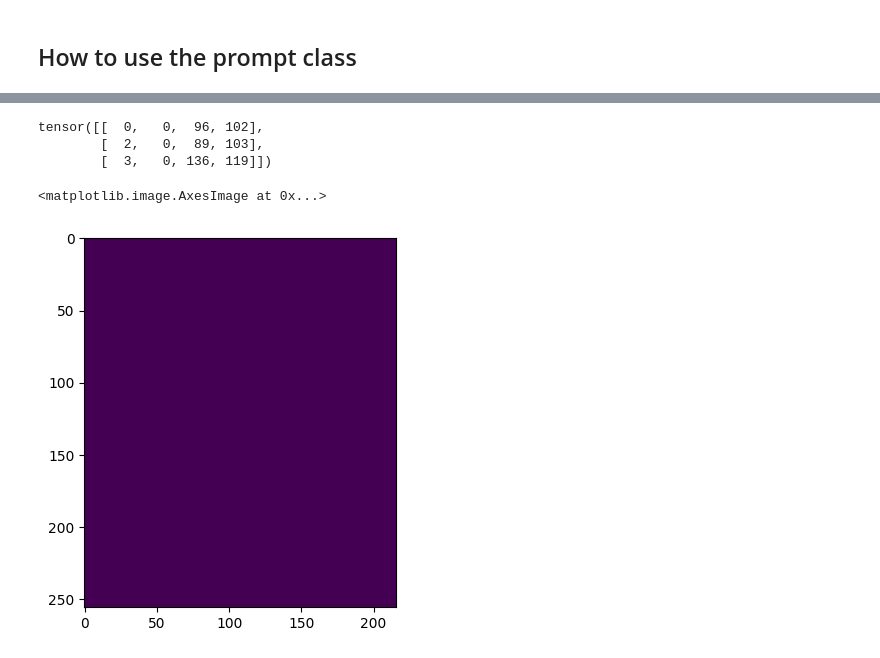
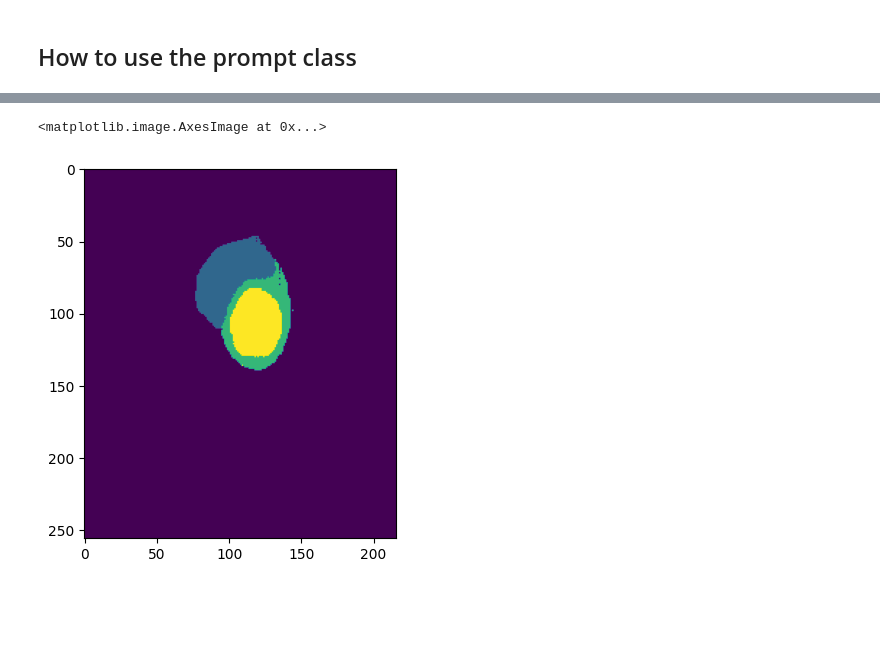
Before and after one commit to ThanhNguyen140/SAM_evaluation, a Jupyter notebook: lisa/testing.ipynb, the cells around one changed output, grey strips where cells are left out. Cells and saved outputs as stored; diff of their text form; code cells hidden in the pictures; blank space fills up the shorter version.

Commit message:
finished prompt class

```diff
--- a/lisa/testing.ipynb
+++ b/lisa/testing.ipynb
@@ -97,8 +97,3 @@ plt.imshow(logit_stack[0][1])
 [figure]
 # %% [markdown]
 ## built prompts based on error map
-# %%
-error_maps = masks != ground_truth
-error_indices = torch.nonzero(error_maps == 1, as_tuple=False)
-coordinates = error_indices[:, 2:]
-coordinates
@@ -383,11 +277,40 @@ tensor([[  0,   0, 106,  80],
-# %%
-torch.nonzero(prompt_tensor_b)
-# %% [output]
-tensor([[  0,   0,  96, 102],
-        [  2,   0,  89, 103],
-        [  3,   0, 136, 119]])
+# %%
+ground_truth = ground_truths[0]
+embedding = embeddings[0]
+iterations = 10
+# load batched prompts and labels for 1st image for first class from prompts
+# load masks for first image
+
+prompt1 = Prompt(1, ground_truth, pr1[0], pr1[1])
+prompt1.give_masks(masks)
+
+# load batched prompts and labels for 1st image for second class from prompts
+prompt2 = Prompt(2, ground_truth, pr2[0], pr2[1])
+prompt2.give_masks(masks)
+
+# load batched prompts and labels for 1st image for third class from prompts
+prompt3 = Prompt(3, ground_truth, pr3[0], pr3[1])
+prompt3.give_masks(masks)
+
+for i in range(iterations):
+    prompt1.add_point_to_prompts()
+    batched_prompt_1 = prompt1.get_prompts_sam()
+    prompt2.add_point_to_prompts()
+    batched_prompt_2 = prompt2.get_prompts_sam()
+    prompt3.add_point_to_prompts()
+    batched_prompt_3 = prompt3.get_prompts_sam()
+    # generate new masks with these prompts, do evaluation on the masks, save results
+    logit_class_1 = mp.predict(embedding, batched_prompt_1[0], batched_prompt_1[1])
+    logit_class_2 = mp.predict(embedding, batched_prompt_2[0], batched_prompt_2[1])
+    logit_class_3 = mp.predict(embedding, batched_prompt_3[0], batched_prompt_3[1])
+    logit_stack = torch.cat([logit_class_1, logit_class_2, logit_class_3], dim=1)
+    masks = multiclass_prob_batched(logit_stack, hard_labels=True)
+
+    prompt1.give_masks(masks)
+    prompt2.give_masks(masks)
+    prompt3.give_masks(masks)
 # %%
-plt.imshow(prompt_tensor_b[2].squeeze())
+plt.imshow(masks[2].squeeze())
 # %% [output]
 <matplotlib.image.AxesImage at 0x...>
-[figure, old version]
+[figure, new version]
```
Also changed, not shown: parts of 7 cells of this notebook, 1 other file.
